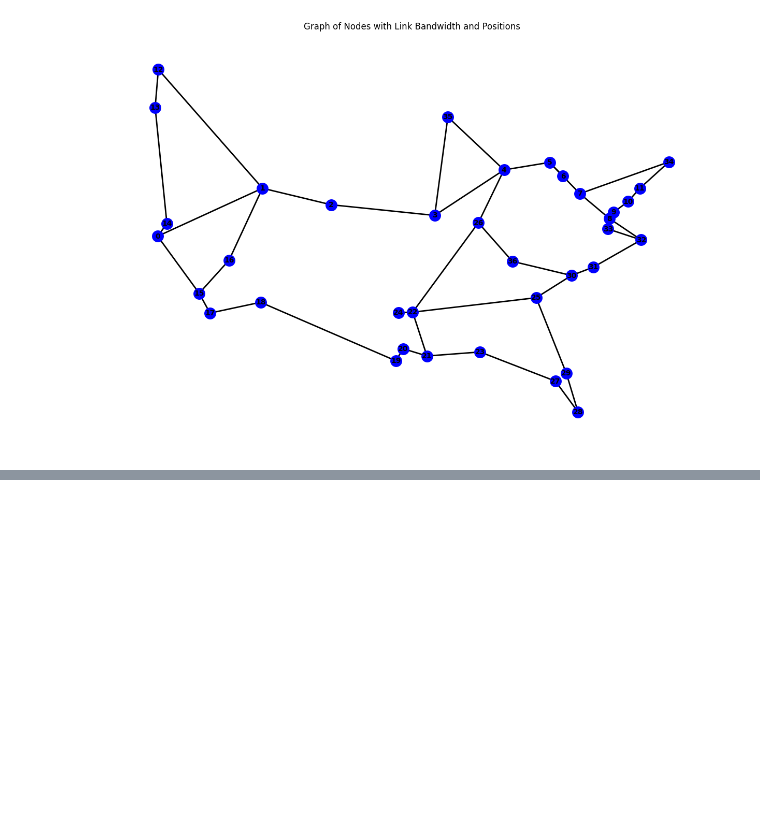
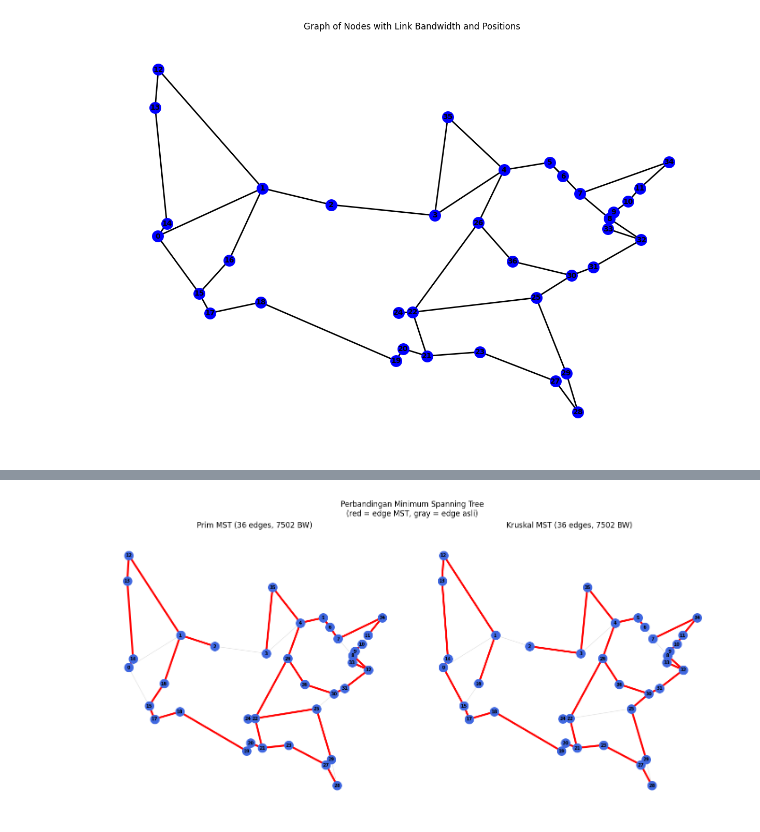
Before and after one commit to rfrz/algorithm-design-and-analysis, a Jupyter notebook: pr4-primvskruskal/pr4.ipynb, the cells around one changed output, grey strips where cells are left out. Drawn from its saved outputs; the diff is of its cells as text; code cells hidden in the pictures; blank space fills up the shorter version.

```diff
--- a/pr4-primvskruskal/pr4.ipynb
+++ b/pr4-primvskruskal/pr4.ipynb
@@ -176,0 +167,33 @@ Kruskal : |E|=36, Total BW=7502, Time=0.000171s
+# %%
+def draw_mst(mst_edges, title, pos, ax):
+    """Gambar seluruh graf → abu-abu, lalu MST → merah tebal."""
+    # 1) seluruh graf (agar kontekstual)
+    nx.draw_networkx_edges(
+        G, pos, ax=ax,
+        edge_color='lightgray', width=1, alpha=0.6
+    )
+    nx.draw_networkx_nodes(
+        G, pos, ax=ax,
+        node_color='royalblue', node_size=200
+    )
+    # 2) highlight MST
+    mst_el = [(u, v) for u, v, _ in mst_edges]
+    nx.draw_networkx_edges(
+        G, pos, edgelist=mst_el, ax=ax,
+        edge_color='red', width=3
+    )
+    nx.draw_networkx_labels(
+        G, pos, ax=ax, font_size=7, font_weight='bold'
+    )
+    ax.set_title(title)
+    ax.axis('off')
+
+
+fig, axes = plt.subplots(1, 2, figsize=(14, 7), constrained_layout=True)
+draw_mst(mst_prim,    f'Prim MST ({len(mst_prim)} edges, {total_prim} BW)',    pos, axes[0])
+draw_mst(mst_kruskal, f'Kruskal MST ({len(mst_kruskal)} edges, {total_kruskal} BW)', pos, axes[1])
+
+plt.suptitle('Perbandingan Minimum Spanning Tree\n(red = edge MST, gray = edge asli)')
+plt.show()
+# %% [output]
+[figure, added]
```
Also changed, not shown: parts of 3 cells of this notebook, 1 other file.
